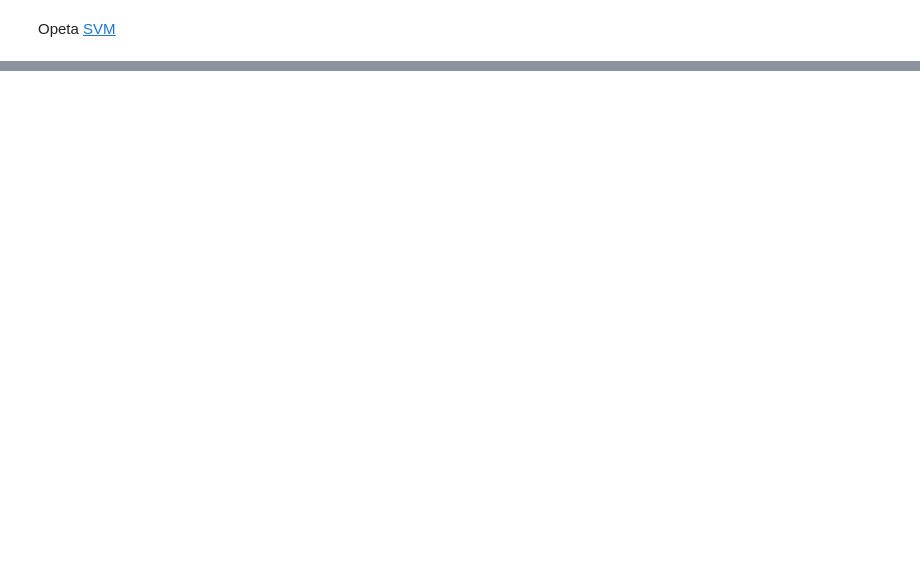
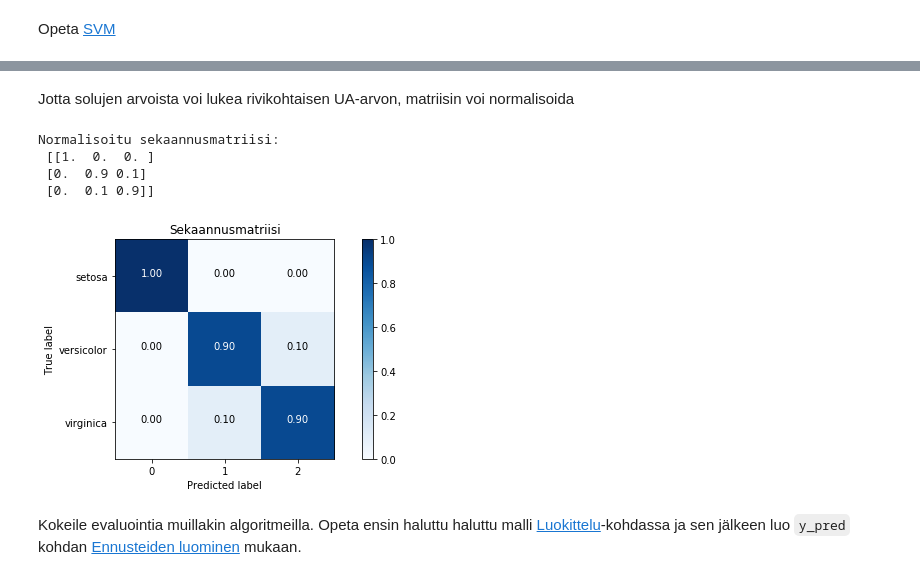
Before and after one commit to spatineo/koneoppimiskurssi, a Jupyter notebook: Notebooks/Harjoitus_Sklearn_1.ipynb, the cells around one changed output, grey strips where cells are left out. Saved outputs shown, nothing was run; the diff lists cells and outputs as text; code cells hidden in the pictures; blank space fills up the shorter version.

```diff
--- a/Notebooks/Harjoitus_Sklearn_1.ipynb
+++ b/Notebooks/Harjoitus_Sklearn_1.ipynb
@@ -210,0 +316,15 @@ Opeta [RF](https://scikit-learn.org/stable/modules/generated/sklearn.svm.SVC.htm
+# %% [markdown]
+Jotta solujen arvoista voi lukea rivikohtaisen UA-arvon, matriisin voi normalisoida
+# %%
+import numpy as np
+print("Normalisoitu sekaannusmatriisi:\n", cm.astype('float') / cm.sum(axis=1)[:, np.newaxis])
+plot_confusion_matrix(cm, [0,1,2], list(dataset.target_names), normalize=True)
+# %% [output]
+Normalisoitu sekaannusmatriisi:
+ [[1.  0.  0. ]
+ [0.  0.9 0.1]
+ [0.  0.1 0.9]]
+[figure, added]
+# %% [markdown]
+Kokeile evaluointia muillakin algoritmeilla. Opeta ensin haluttu haluttu malli [Luokittelu](#Luokittelu)-kohdassa
+ja sen jälkeen luo `y_pred` kohdan [Ennusteiden luominen](#Ennusteiden-luominen) mukaan.
```
Also changed, not shown: parts of 34 cells of this notebook.
